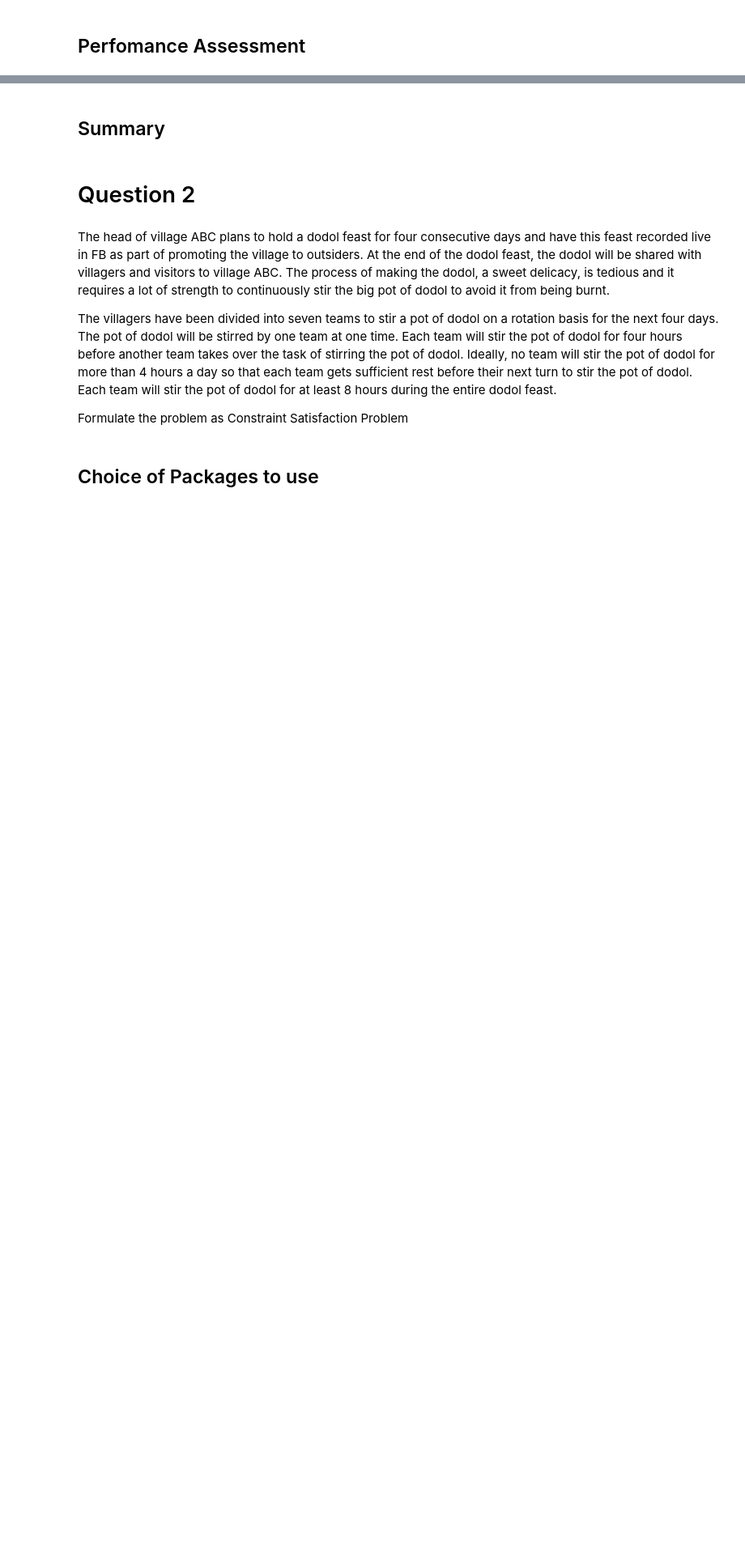
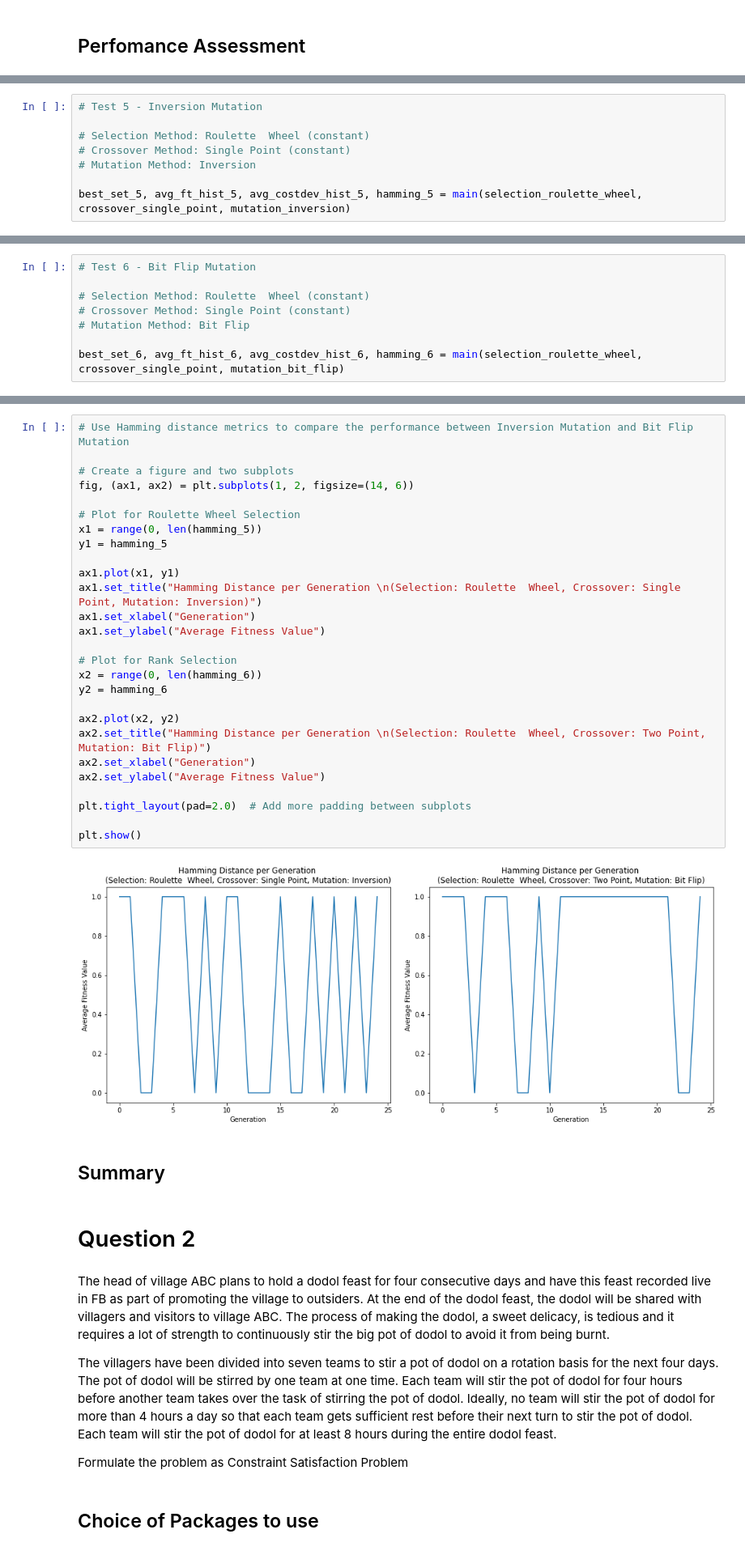
Before and after one commit to SalahAlHaismawi/Artificial-Intelligence-Problems, a Jupyter notebook: Project.ipynb, the cells around one changed output, grey strips where cells are left out. Shown: that part at 81% size. Cells and saved outputs as stored; diff of their text form; blank space fills up the shorter version.

```diff
--- a/Project.ipynb
+++ b/Project.ipynb
@@ -376,0 +483,8 @@ plt.show()
+# %%
+# Test 5 - Inversion Mutation
+
+# Selection Method: Roulette  Wheel (constant)
+# Crossover Method: Single Point (constant)
+# Mutation Method: Inversion
+
+best_set_5, avg_ft_hist_5, avg_costdev_hist_5, hamming_5 = main(selection_roulette_wheel, crossover_single_point, mutation_inversion)
@@ -376,0 +512,8 @@ plt.show()
+# %%
+# Test 6 - Bit Flip Mutation
+
+# Selection Method: Roulette  Wheel (constant)
+# Crossover Method: Single Point (constant)
+# Mutation Method: Bit Flip
+
+best_set_6, avg_ft_hist_6, avg_costdev_hist_6, hamming_6 = main(selection_roulette_wheel, crossover_single_point, mutation_bit_flip)
@@ -377,3 +541,32 @@ plt.show()
+# %%
+# Use Hamming distance metrics to compare the performance between Inversion Mutation and Bit Flip Mutation
+
+# Create a figure and two subplots
+fig, (ax1, ax2) = plt.subplots(1, 2, figsize=(14, 6))
+
+# Plot for Roulette Wheel Selection
+x1 = range(0, len(hamming_5))
+y1 = hamming_5
+
+ax1.plot(x1, y1)
+ax1.set_title("Hamming Distance per Generation \n(Selection: Roulette  Wheel, Crossover: Single Point, Mutation: Inversion)")
+ax1.set_xlabel("Generation")
+ax1.set_ylabel("Average Fitness Value")
+
+# Plot for Rank Selection
+x2 = range(0, len(hamming_6))
+y2 = hamming_6
+
+ax2.plot(x2, y2)
+ax2.set_title("Hamming Distance per Generation \n(Selection: Roulette  Wheel, Crossover: Two Point, Mutation: Bit Flip)")
+ax2.set_xlabel("Generation")
+ax2.set_ylabel("Average Fitness Value")
+
+plt.tight_layout(pad=2.0)  # Add more padding between subplots
+
+plt.show()
+# %% [output]
+[figure, added]
 # %% [markdown]
 ## Summary
 # %% [markdown]
```
Also changed, not shown: parts of 20 cells of this notebook.
